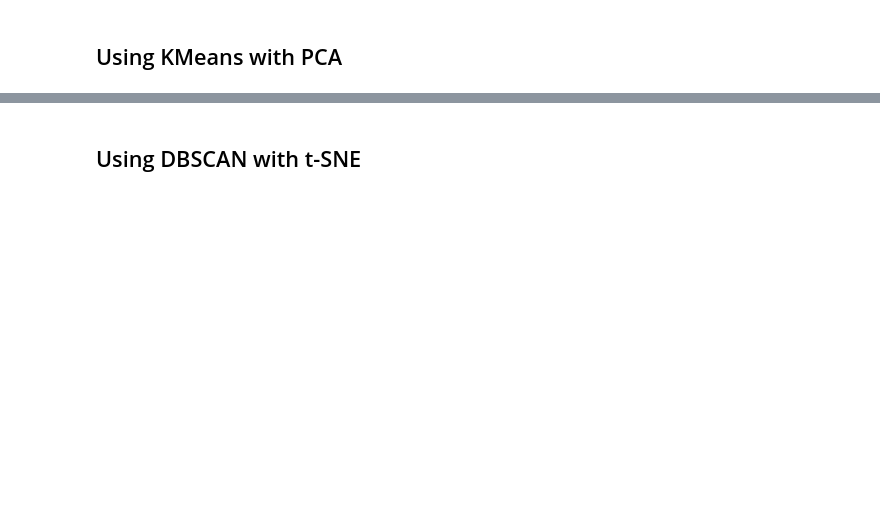
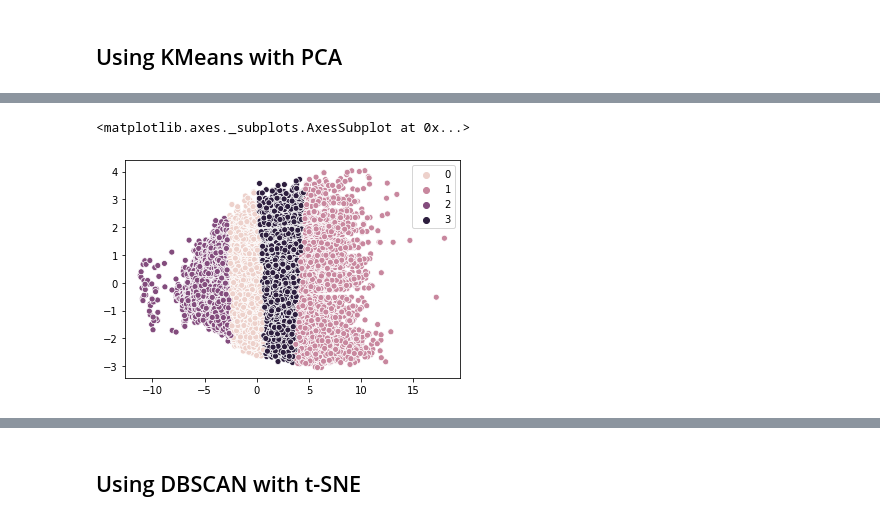
Before and after one commit to jhl126/bostonmarathon, a Jupyter notebook: results/Boston Marathon Clustering.ipynb, the cells around one changed output, grey strips where cells are left out. Drawn from its saved outputs; the diff is of its cells as text; code cells hidden in the pictures; blank space fills up the shorter version.

Commit message:
Fixed KMeans

```diff
--- a/results/Boston Marathon Clustering.ipynb
+++ b/results/Boston Marathon Clustering.ipynb
@@ -263,0 +166,7 @@ for cluster in range(4, 11):
+# %%
+km = KMeans(n_clusters=4)
+km.fit(X_pca)
+sns.scatterplot(X_pca[:, 0], X_pca[:, 1], hue=km.labels_)
+# %% [output]
+<matplotlib.axes._subplots.AxesSubplot at 0x...>
+[figure, added]
```
Also changed, not shown: parts of 12 cells of this notebook.
